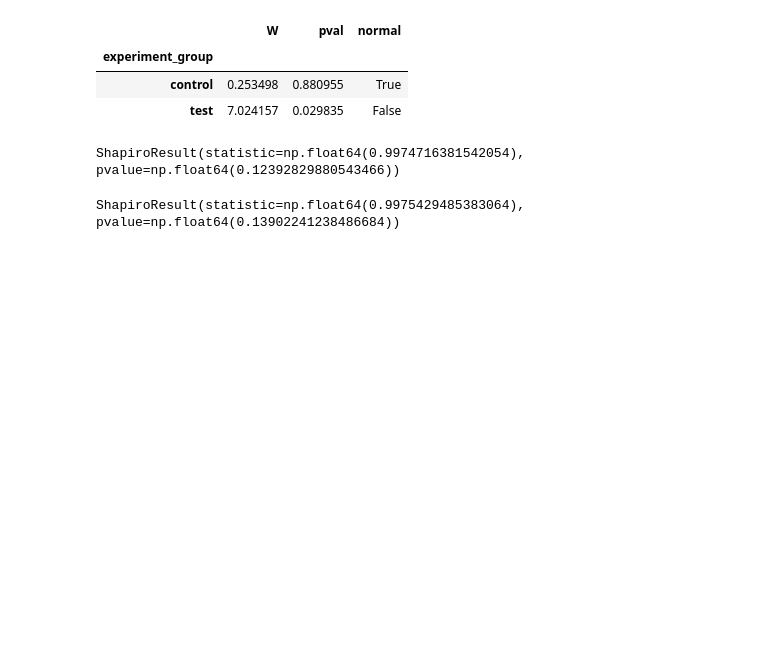
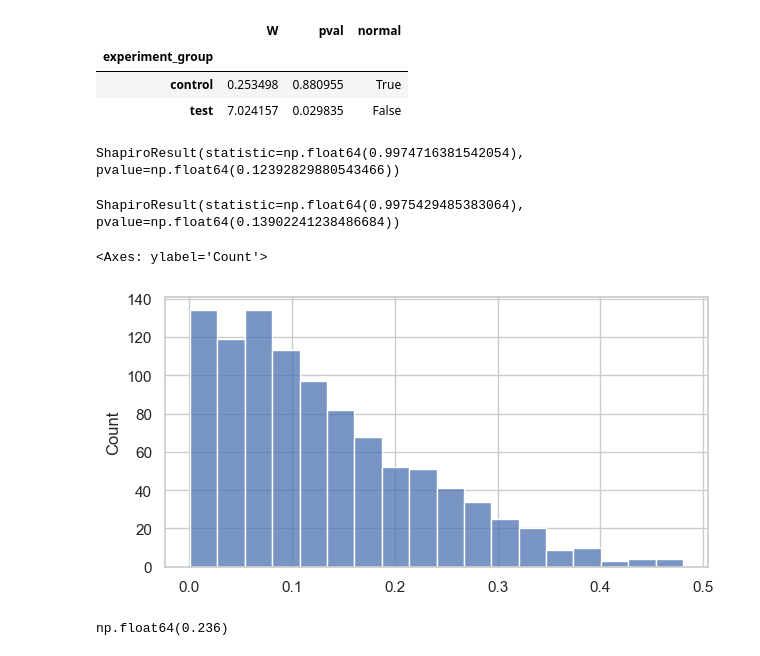
Before and after one commit to Praldmur/Simulation, a Jupyter notebook: 6_mod/4.ipynb, the cells around one changed output. Cells and saved outputs as stored; diff of their text form; code cells hidden in the pictures; blank space fills up the shorter version.

```diff
--- a/6_mod/4.ipynb
+++ b/6_mod/4.ipynb
@@ -145,2 +142,15 @@ st.shapiro(df[df['experiment_group']=='test'].delivery_time.sample(1000, random_
 # %% [output]
 ShapiroResult(statistic=np.float64(0.9975429485383064), pvalue=np.float64(0.13902241238486684))
+# %%
+pvals = []
+for _ in range(1000):
+    res=st.shapiro(df[df['experiment_group']=='test'].delivery_time.sample(1000))
+    pvals.append(res.pvalue)
+sns.histplot(x=pvals)
+# %% [output]
+<Axes: ylabel='Count'>
+[figure, added]
+# %%
+np.sum(np.array(pvals)<0.05) / len(pvals) # завышенная вероятность ошибки 1 рода
+# %% [output]
+np.float64(0.236)
```
Also changed, not shown: parts of 12 cells of this notebook.
